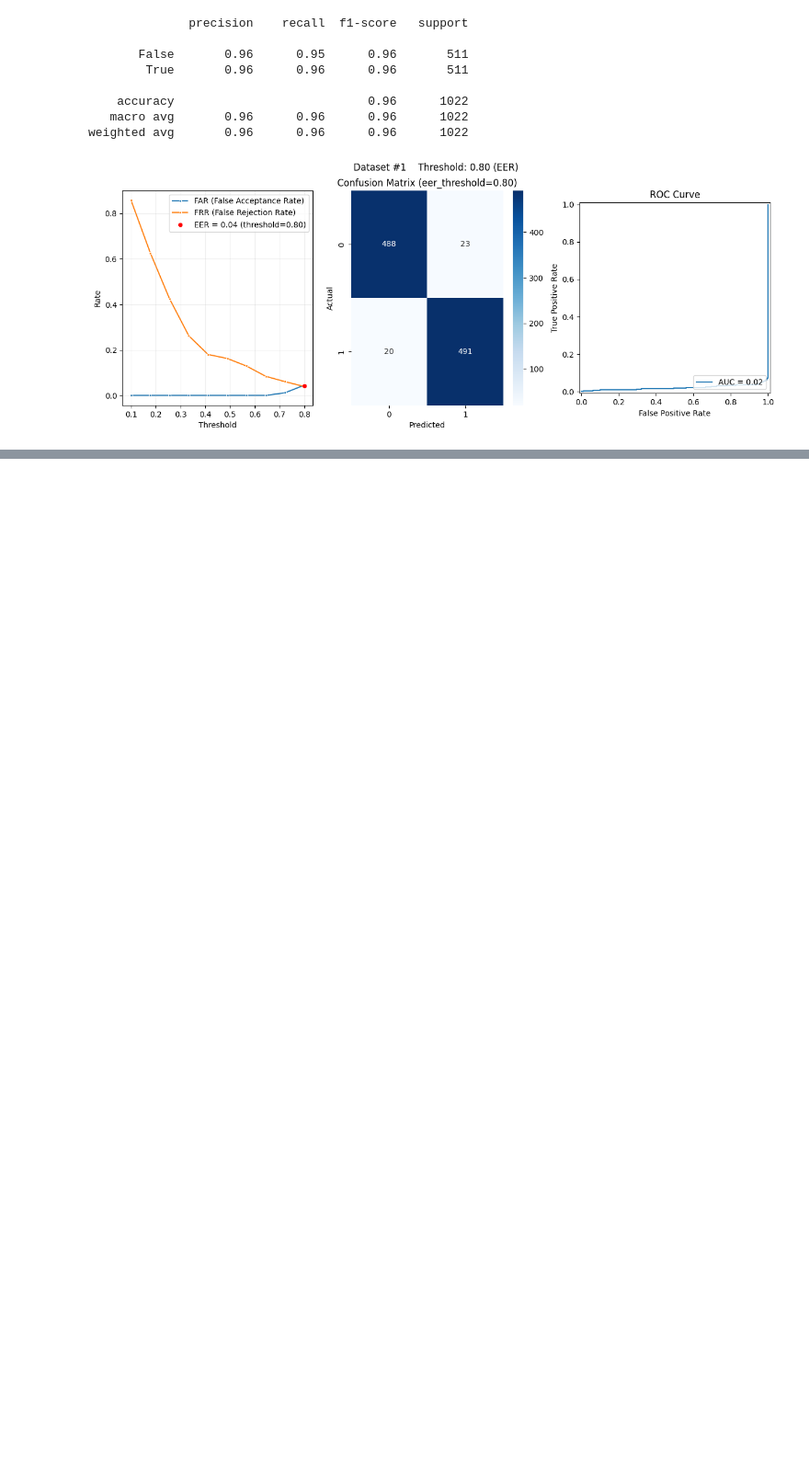
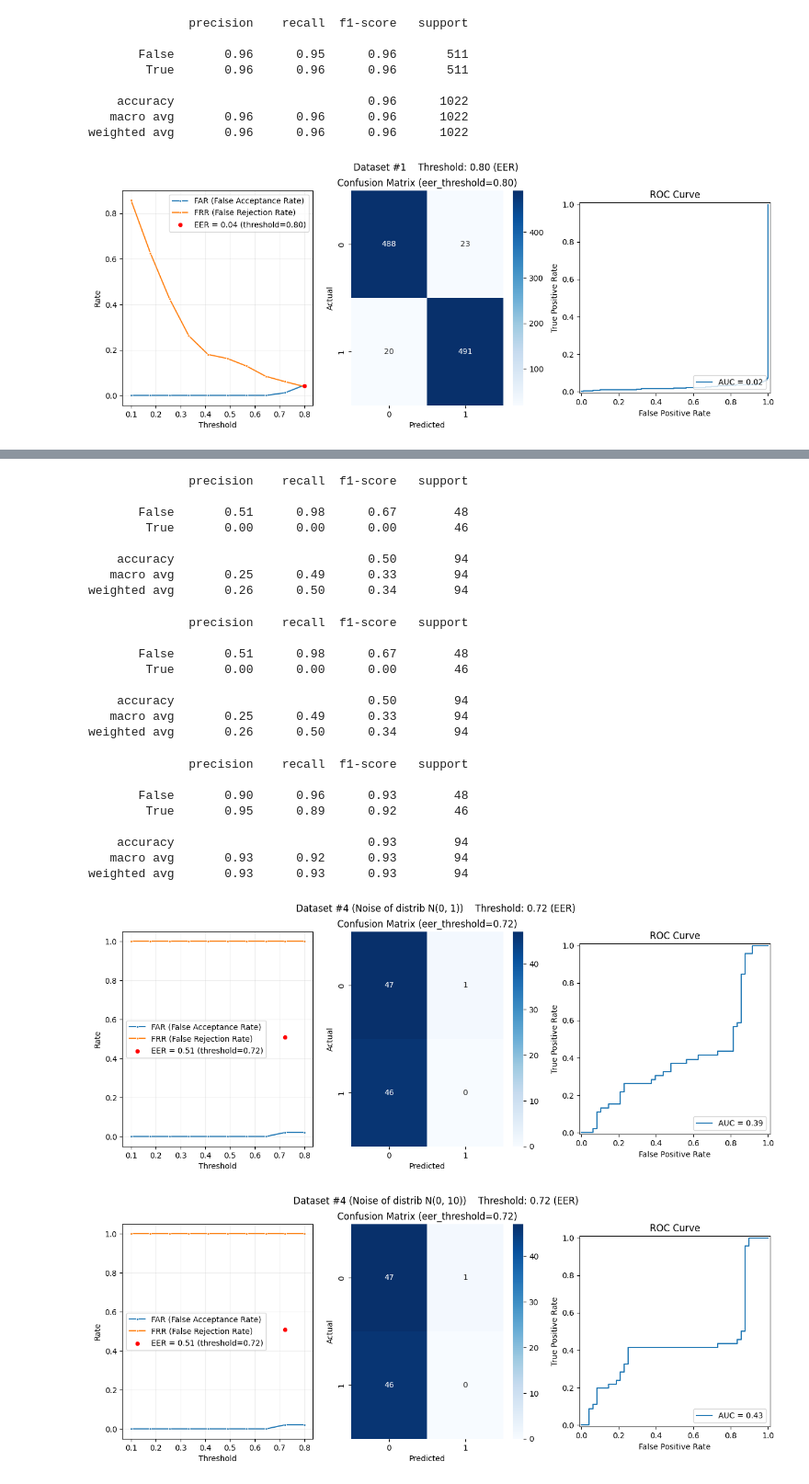
Before and after one commit to jamnicki/biometrics-lab, a Jupyter notebook: speech_auth/eval.ipynb, the cells around one changed output, grey strips where cells are left out. Shown: that part at 92% size. Cells and saved outputs as stored; diff of their text form; code cells hidden in the pictures; blank space fills up the shorter version.

```diff
--- a/speech_auth/eval.ipynb
+++ b/speech_auth/eval.ipynb
@@ -240,0 +269,35 @@ weighted avg       0.96      0.96      0.96      1022
+# %%
+df4_0_1 = pd.read_csv(SPEECH_DATA_DIR / "df4_0_1.csv")
+df4_0_10 = pd.read_csv(SPEECH_DATA_DIR / "df4_0_10.csv")
+df4_5_1 = pd.read_csv(SPEECH_DATA_DIR / "df4_5_1.csv")
+
+for distrib_info, dataframe in zip([(0, 1), (0, 10), (5, 1)], [df4_0_1, df4_0_10, df4_5_1]):
+    mean, std_div = distrib_info
+    run_exp(db, dataframe, THRESHOLD_VALUES, dataset_name=f"Dataset #4 (Noise of distrib N({mean}, {std_div}))")
+# %% [output]
+              precision    recall  f1-score   support
+
+       False       0.51      0.98      0.67        48
+        True       0.00      0.00      0.00        46
+
+    accuracy                           0.50        94
+   macro avg       0.25      0.49      0.33        94
+weighted avg       0.26      0.50      0.34        94
+              precision    recall  f1-score   support
+
+       False       0.51      0.98      0.67        48
+        True       0.00      0.00      0.00        46
+
+    accuracy                           0.50        94
+   macro avg       0.25      0.49      0.33        94
+weighted avg       0.26      0.50      0.34        94
+              precision    recall  f1-score   support
+
+       False       0.90      0.96      0.93        48
+        True       0.95      0.89      0.92        46
+
+    accuracy                           0.93        94
+   macro avg       0.93      0.92      0.93        94
+weighted avg       0.93      0.93      0.93        94
+[figure, added]
+[figure, added]
```
Also changed, not shown: parts of 12 cells of this notebook, 26 other files.
